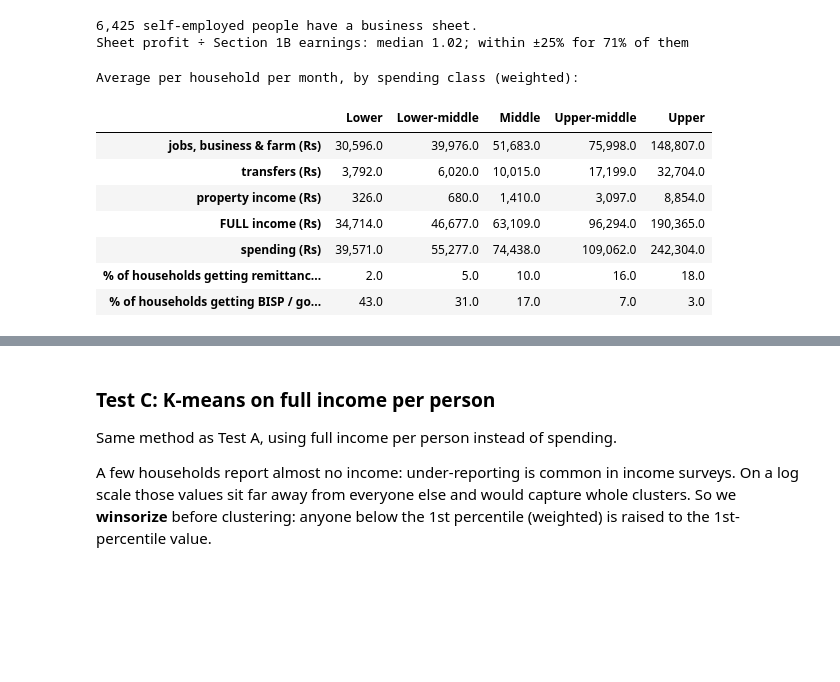
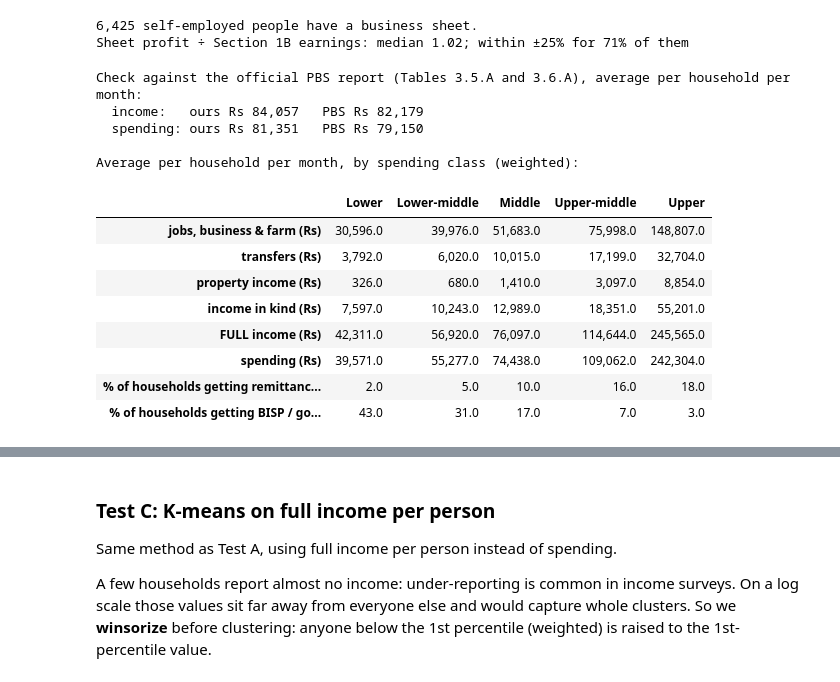
Before and after one commit to Khalid-Siddiqi/GUTECH-PSLM-Project, a Jupyter notebook: Khalid's Work/1_social_classes/social_classes_kmeans_knn.ipynb, the cells around one changed output, grey strips where cells are left out. Cells and saved outputs as stored; diff of their text form; code cells hidden in the pictures; blank space fills up the shorter version.

```diff
--- a/Khalid's Work/1_social_classes/social_classes_kmeans_knn.ipynb
+++ b/Khalid's Work/1_social_classes/social_classes_kmeans_knn.ipynb
@@ -220,19 +240,17 @@ seed 1: agreement with seed 42 (adjusted Rand index) = 0.963
 seed 2: agreement with seed 42 (adjusted Rand index) = 0.983
 seed 3: agreement with seed 42 (adjusted Rand index) = 0.995
 # %%
-fig, axes = plt.subplots(1, 2, figsize=(12, 4.2), gridspec_kw={"width_ratios": [1, 1.25]})
+fig, axes = plt.subplots(2, 1, figsize=(10, 11))
 
 ax = axes[0]
 share = test_a["% of people"].to_numpy()
-bars = ax.bar(test_a["class"], share, color=CLASS_COLORS, width=0.6, edgecolor="#fcfcfb", linewidth=2)
-ax.axhline(20, color=INK_2, lw=1, ls="--")
-ax.text(4.45, 20.8, "quintiles: 20% each", ha="right", color=INK_2, fontsize=9)
-for b, v in zip(bars, share):
-    ax.text(b.get_x() + b.get_width() / 2, v + 0.8, f"{v:.1f}%", ha="center", color=INK, fontsize=10)
-ax.set_ylabel("% of Pakistan's population")
-ax.set_title("Test A: share of people in each K-means class", loc="left", fontsize=12)
-ax.tick_params(axis="x", labelsize=9)
-ax.grid(axis="y", color=GRID, lw=0.8); ax.set_axisbelow(True)
+bars = ax.bar(test_a["class"], share, color=CLASS_COLORS, width=0.6)
+ax.set_ylim(0, 38)
+ax.axhline(20, color=INK_2, lw=1.3, ls="--", label="If the classes were quintiles (20% each)")
+label_bars(ax, bars, "{:.1f}%")
+style(ax, "% of Pakistan's population")
+ax.set_title("Share of people in each spending class")
+ax.legend(frameon=False, loc="upper right")
 
 ax = axes[1]
 bins = np.logspace(np.log10(hh.per_person.min()), np.log10(hh.per_person.max()), 80)
@@ -243,12 +261,11 @@ ax.set_xscale("log")
 ticks = [2000, 5000, 10000, 20000, 50000, 100000, 200000, 500000]
 ax.set_xticks(ticks, [f"{t // 1000}k" for t in ticks]); ax.minorticks_off()
 ax.set_xlabel("Spending per person per month (Rs, log scale)")
-ax.set_ylabel("People (millions)")
-ax.set_title("Where the K-means boundaries fall", loc="left", fontsize=12)
-ax.legend(frameon=False, fontsize=9)
-ax.grid(axis="y", color=GRID, lw=0.8); ax.set_axisbelow(True)
+style(ax, "People (millions)")
+ax.set_title("Where the K-means class boundaries fall")
+ax.legend(frameon=False, loc="upper right")
 
-plt.tight_layout()
-plt.savefig(OUT + "test_a_classes.png", dpi=150)
+plt.tight_layout(h_pad=3)
+plt.savefig(OUT + "test_a_classes.png")
 plt.show()
 # %% [output]
@@ -533,36 +538,53 @@ SOURCES = {
     "rent received": yearly_by_hh(prop_9a, [901, 902, 903, 904], "s9aq04")
         .add(yearly_by_hh(biz, [288, 289], "s11a"), fill_value=0)
         .add(yearly_by_hh(agri_10a, [197], "s10c1"), fill_value=0),
     "profit & dividends": yearly_by_hh(fin_9b, [953, 960, 970], "c02"),
 }
 extra = (pd.DataFrame(SOURCES).reindex(hh.hhcode).fillna(0).clip(lower=0) / 12).reset_index(drop=True)
 TRANSFER_COLS = list(SOURCES)[:5]
 hh = hh.drop(columns=list(SOURCES), errors="ignore")
 hh = pd.concat([hh.reset_index(drop=True), extra], axis=1)
 hh["transfers"] = hh[TRANSFER_COLS].sum(axis=1)
 hh["property_income"] = hh[["rent received", "profit & dividends"]].sum(axis=1)
-hh["full_income"] = hh.income_month + hh.transfers + hh.property_income
+# Income in kind: the part of spending that was never paid in cash (columns v2, v3, v4 of Section 6A)
+kind = items[["hhcode", "part", "v2", "v3", "v4"]].copy()
+for v in ["v2", "v3", "v4"]:
+    kind[v] = kind[v].fillna(0).clip(lower=0) * kind.part.map(PER_MONTH)
+kind["hhcode"] = kind.hhcode.astype("int64")
+in_kind = kind.groupby("hhcode")[["v2", "v3", "v4"]].sum().sum(axis=1)
+hh["in_kind"] = hh.hhcode.map(in_kind).fillna(0).to_numpy()
+
+hh["full_income"] = hh.income_month + hh.transfers + hh.property_income + hh.in_kind
 hh["full_income_pp"] = hh.full_income / hh.hhsize
 
 by_class = pd.DataFrame({
     CLASS_NAMES[k]: {
         "jobs, business & farm (Rs)": wmean(g.income_month, g.weight),
         "transfers (Rs)": wmean(g.transfers, g.weight),
         "property income (Rs)": wmean(g.property_income, g.weight),
+        "income in kind (Rs)": wmean(g.in_kind, g.weight),
         "FULL income (Rs)": wmean(g.full_income, g.weight),
         "spending (Rs)": wmean(g.monthly_total, g.weight),
         "% of households getting remittances from abroad": (g.weight * (g["remittances (abroad)"] > 0)).sum() / g.weight.sum() * 100,
         "% of households getting BISP / govt aid": (g.weight * (g["BISP & govt aid"] > 0)).sum() / g.weight.sum() * 100,
     } for k, g in hh.groupby("class_A")})
-print("Average per household per month, by spending class (weighted):")
+print("Check against the official PBS report (Tables 3.5.A and 3.6.A), average per household per month:")
+print(f"  income:   ours Rs {wmean(hh.full_income, hh.weight):,.0f}   PBS Rs 82,179")
+print(f"  spending: ours Rs {wmean(hh.monthly_total, hh.weight):,.0f}   PBS Rs 79,150")
+print("\nAverage per household per month, by spending class (weighted):")
 by_class.round(0)
 # %% [output]
+Check against the official PBS report (Tables 3.5.A and 3.6.A), average per household per month:
+  income:   ours Rs 84,057   PBS Rs 82,179
+  spending: ours Rs 81,351   PBS Rs 79,150
+
 Average per household per month, by spending class (weighted):
 |  | Lower | Lower-middle | Middle | Upper-middle | Upper |
 | jobs, business & farm (Rs) | 30,596.0 | 39,976.0 | 51,683.0 | 75,998.0 | 148,807.0 |
 | transfers (Rs) | 3,792.0 | 6,020.0 | 10,015.0 | 17,199.0 | 32,704.0 |
 | property income (Rs) | 326.0 | 680.0 | 1,410.0 | 3,097.0 | 8,854.0 |
-| FULL income (Rs) | 34,714.0 | 46,677.0 | 63,109.0 | 96,294.0 | 190,365.0 |
+| income in kind (Rs) | 7,597.0 | 10,243.0 | 12,989.0 | 18,351.0 | 55,201.0 |
+| FULL income (Rs) | 42,311.0 | 56,920.0 | 76,097.0 | 114,644.0 | 245,565.0 |
 | spending (Rs) | 39,571.0 | 55,277.0 | 74,438.0 | 109,062.0 | 242,304.0 |
 | % of households getting remittanc... | 2.0 | 5.0 | 10.0 | 16.0 | 18.0 |
 | % of households getting BISP / go... | 43.0 | 31.0 | 17.0 | 7.0 | 3.0 |
```
Also changed, not shown: parts of 11 cells of this notebook, 6 other files.
